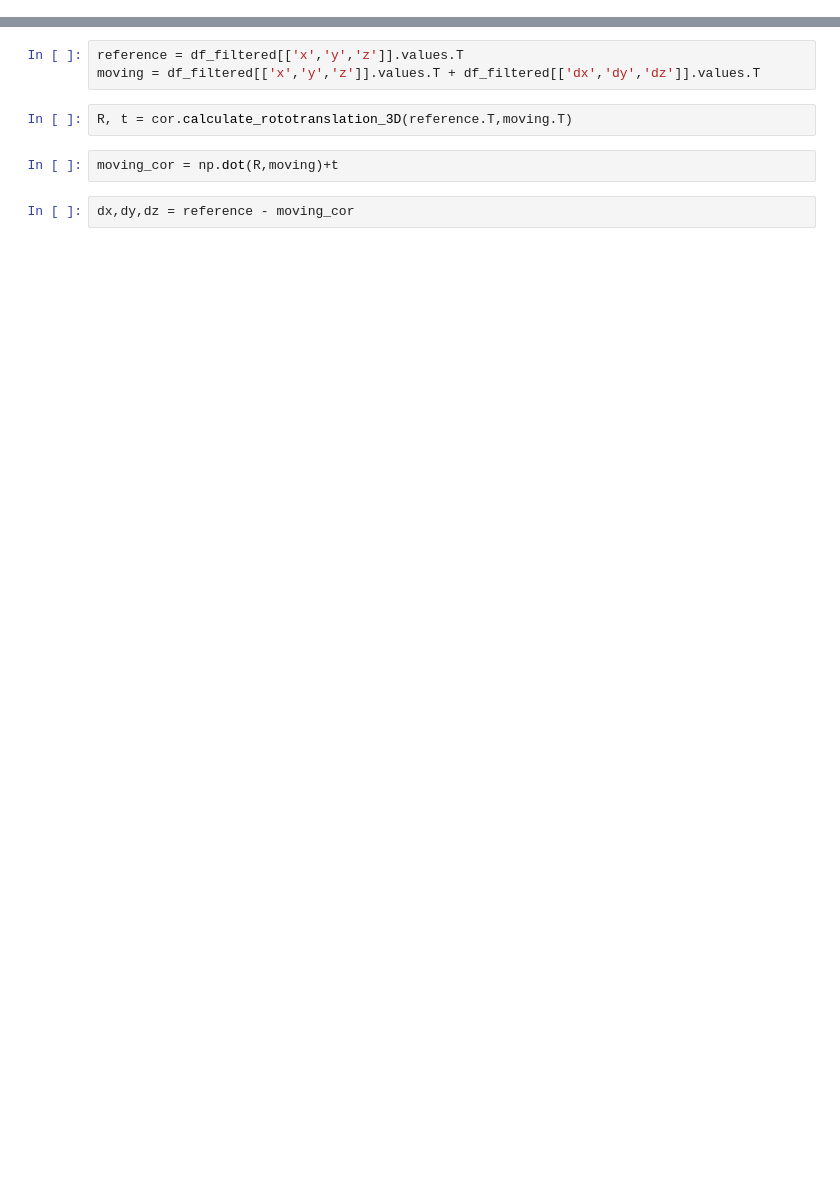
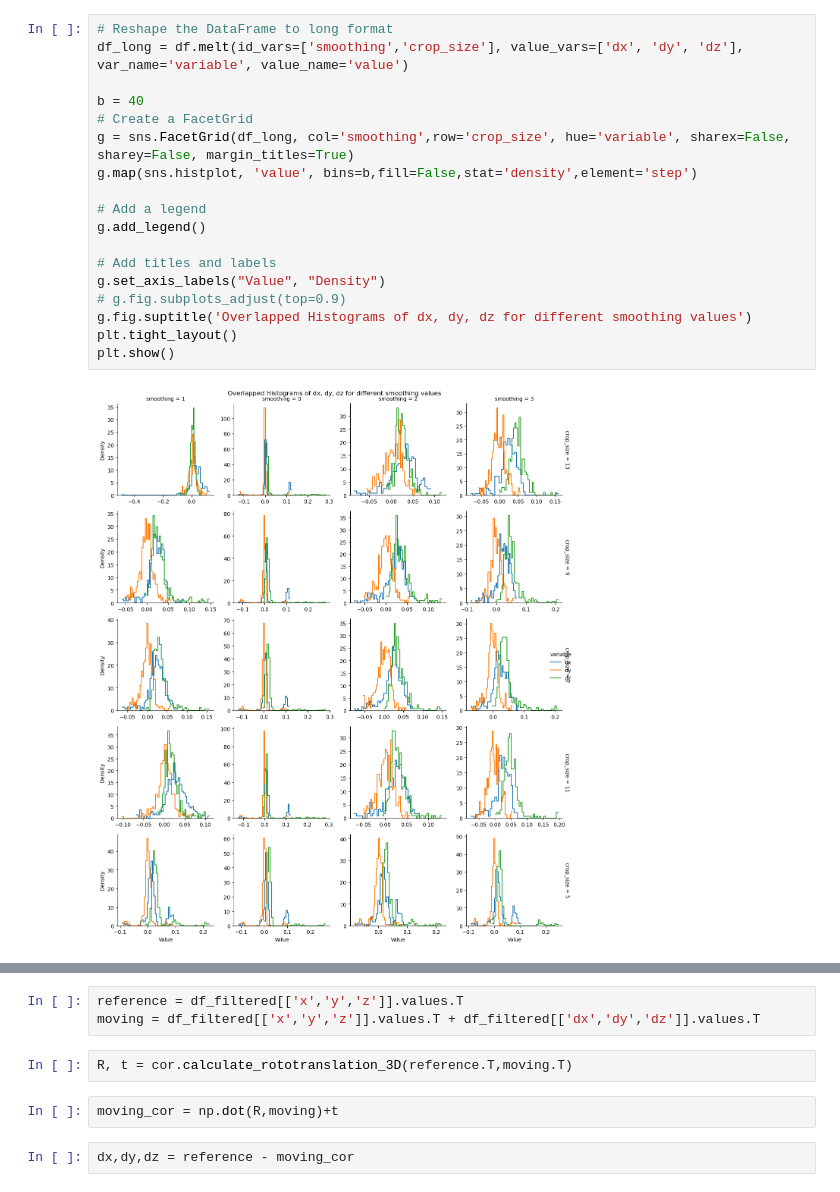
Before and after one commit to NessLfy/loop_extrusion_contact_dynamics, a Jupyter notebook: scratchpad/test_results_matrigel.ipynb, the cells around one changed output, grey strips where cells are left out. Cells and saved outputs as stored; diff of their text form; blank space fills up the shorter version.

```diff
--- a/scratchpad/test_results_matrigel.ipynb
+++ b/scratchpad/test_results_matrigel.ipynb
@@ -47,0 +60,20 @@ df.dz.mean()
+# %%
+# Reshape the DataFrame to long format
+df_long = df.melt(id_vars=['smoothing','crop_size'], value_vars=['dx', 'dy', 'dz'], var_name='variable', value_name='value')
+
+b = 40
+# Create a FacetGrid
+g = sns.FacetGrid(df_long, col='smoothing',row='crop_size', hue='variable', sharex=False, sharey=False, margin_titles=True)
+g.map(sns.histplot, 'value', bins=b,fill=False,stat='density',element='step')
+
+# Add a legend
+g.add_legend()
+
+# Add titles and labels
+g.set_axis_labels("Value", "Density")
+# g.fig.subplots_adjust(top=0.9)
+g.fig.suptitle('Overlapped Histograms of dx, dy, dz for different smoothing values')
+plt.tight_layout()
+plt.show()
+# %% [output]
+[figure, added]
```
Also changed, not shown: parts of 66 cells of this notebook, 1 other file.
